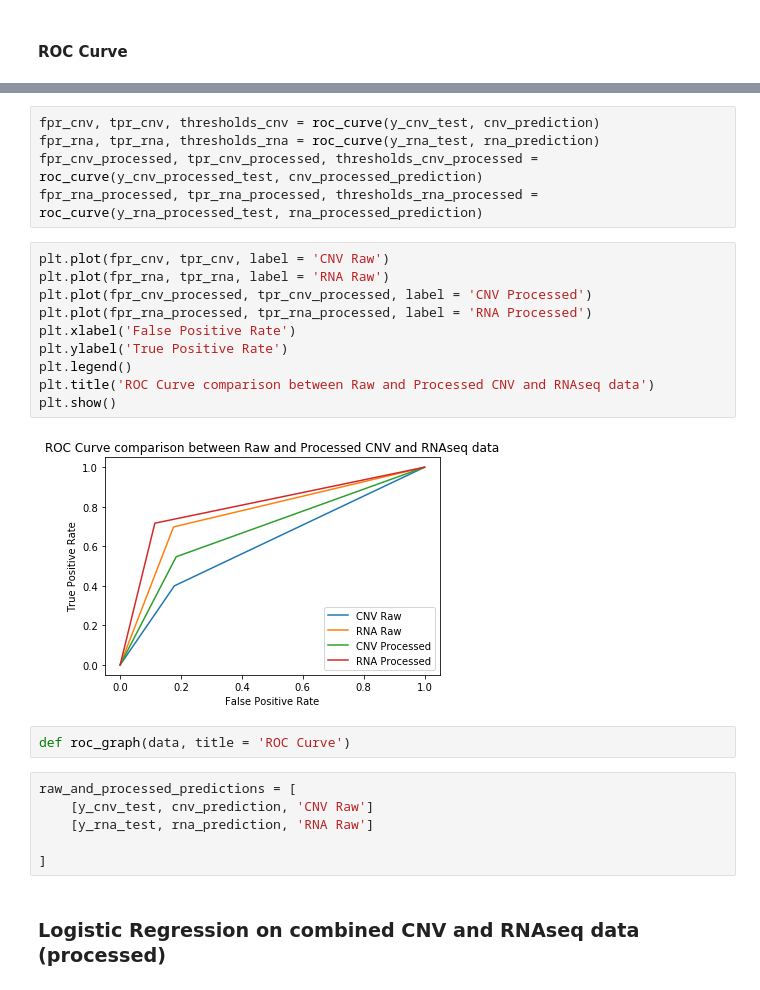
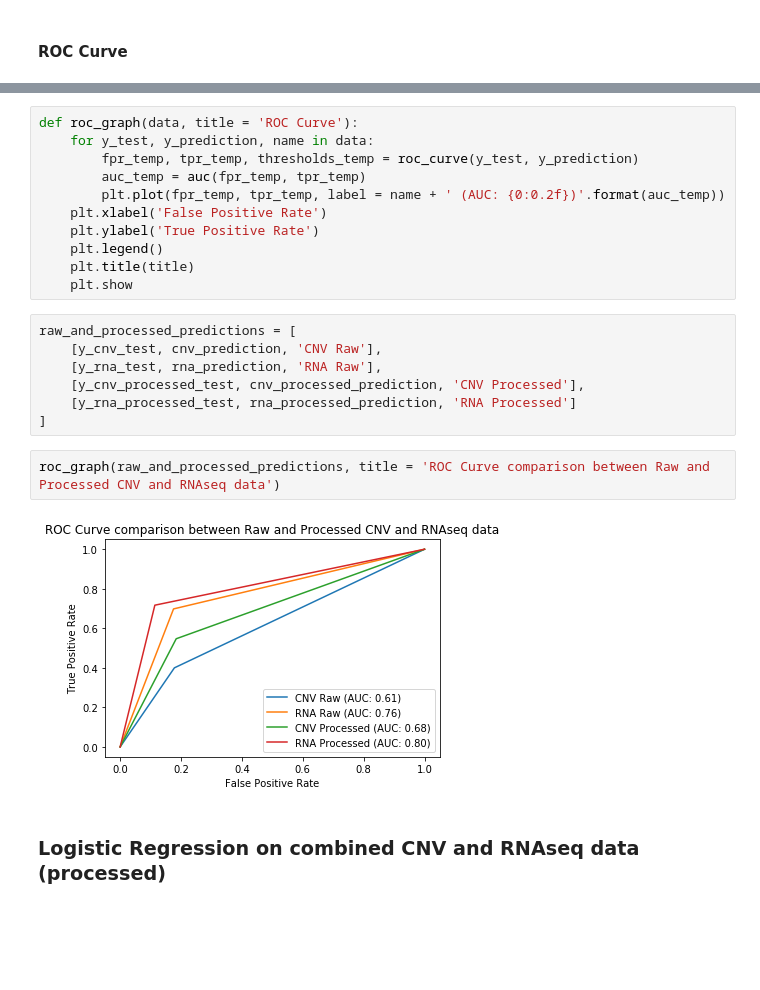
Before and after one commit to quanaibn/CancerDeepLearning, a Jupyter notebook: CancerDeepLearning/Logistic_Regression.ipynb, the cells around one changed output, grey strips where cells are left out. Cells and saved outputs as stored; diff of their text form; blank space fills up the shorter version.

Commit message:
Improved ROC Curves

```diff
--- a/CancerDeepLearning/Logistic_Regression.ipynb
+++ b/CancerDeepLearning/Logistic_Regression.ipynb
@@ -190,29 +190,26 @@ from sklearn.metrics import roc_curve, roc_auc_score
 import matplotlib.pyplot as plt
-# %%
-fpr_cnv, tpr_cnv, thresholds_cnv = roc_curve(y_cnv_test, cnv_prediction)
-fpr_rna, tpr_rna, thresholds_rna = roc_curve(y_rna_test, rna_prediction)
-fpr_cnv_processed, tpr_cnv_processed, thresholds_cnv_processed = roc_curve(y_cnv_processed_test, cnv_processed_prediction)
-fpr_rna_processed, tpr_rna_processed, thresholds_rna_processed = roc_curve(y_rna_processed_test, rna_processed_prediction)
-# %%
-plt.plot(fpr_cnv, tpr_cnv, label = 'CNV Raw')
-plt.plot(fpr_rna, tpr_rna, label = 'RNA Raw')
-plt.plot(fpr_cnv_processed, tpr_cnv_processed, label = 'CNV Processed')
-plt.plot(fpr_rna_processed, tpr_rna_processed, label = 'RNA Processed')
-plt.xlabel('False Positive Rate')
-plt.ylabel('True Positive Rate')
-plt.legend()
-plt.title('ROC Curve comparison between Raw and Processed CNV and RNAseq data')
-plt.show()
-# %% [output]
-[figure, removed]
-# %%
-def roc_graph(data, title = 'ROC Curve')
+# %%
+def roc_graph(data, title = 'ROC Curve'):
+    for y_test, y_prediction, name in data:
+        fpr_temp, tpr_temp, thresholds_temp = roc_curve(y_test, y_prediction)
+        auc_temp = auc(fpr_temp, tpr_temp)
+        plt.plot(fpr_temp, tpr_temp, label = name + ' (AUC: {0:0.2f})'.format(auc_temp))
+    plt.xlabel('False Positive Rate')
+    plt.ylabel('True Positive Rate')
+    plt.legend()
+    plt.title(title)
+    plt.show
 # %%
 raw_and_processed_predictions = [
-    [y_cnv_test, cnv_prediction, 'CNV Raw']
-    [y_rna_test, rna_prediction, 'RNA Raw']
-
+    [y_cnv_test, cnv_prediction, 'CNV Raw'],
+    [y_rna_test, rna_prediction, 'RNA Raw'],
+    [y_cnv_processed_test, cnv_processed_prediction, 'CNV Processed'],
+    [y_rna_processed_test, rna_processed_prediction, 'RNA Processed']
 ]
+# %%
+roc_graph(raw_and_processed_predictions, title = 'ROC Curve comparison between Raw and Processed CNV and RNAseq data')
+# %% [output]
+[figure, added]
 # %% [markdown]
 ### Logistic Regression on combined CNV and RNAseq data (processed)
 # %%
```
Also changed, not shown: parts of 10 cells of this notebook.
